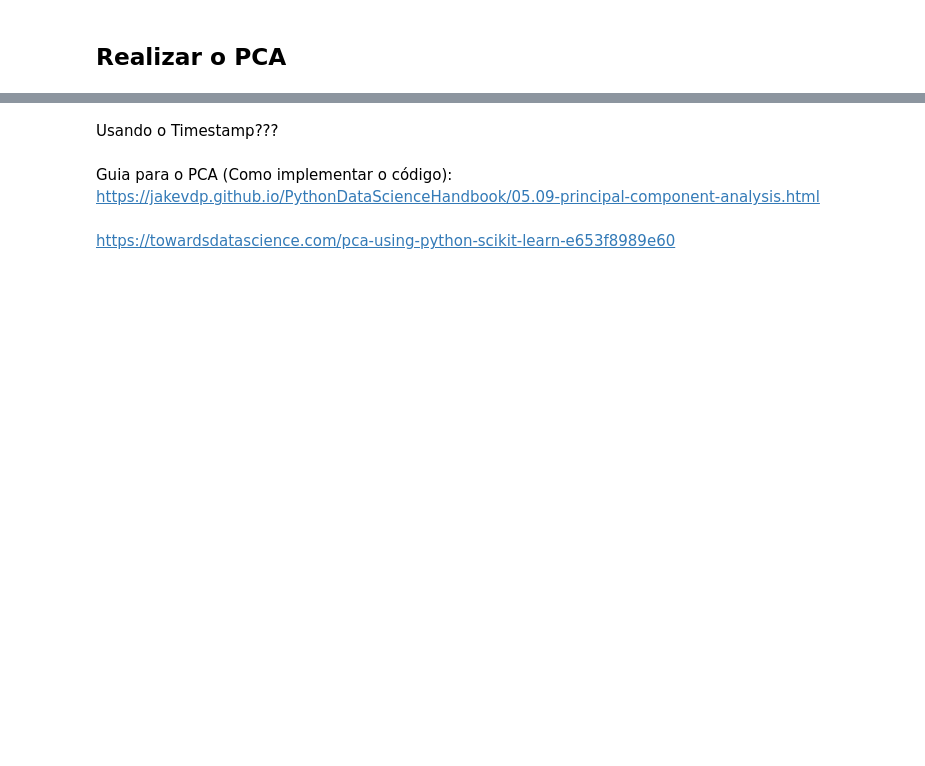
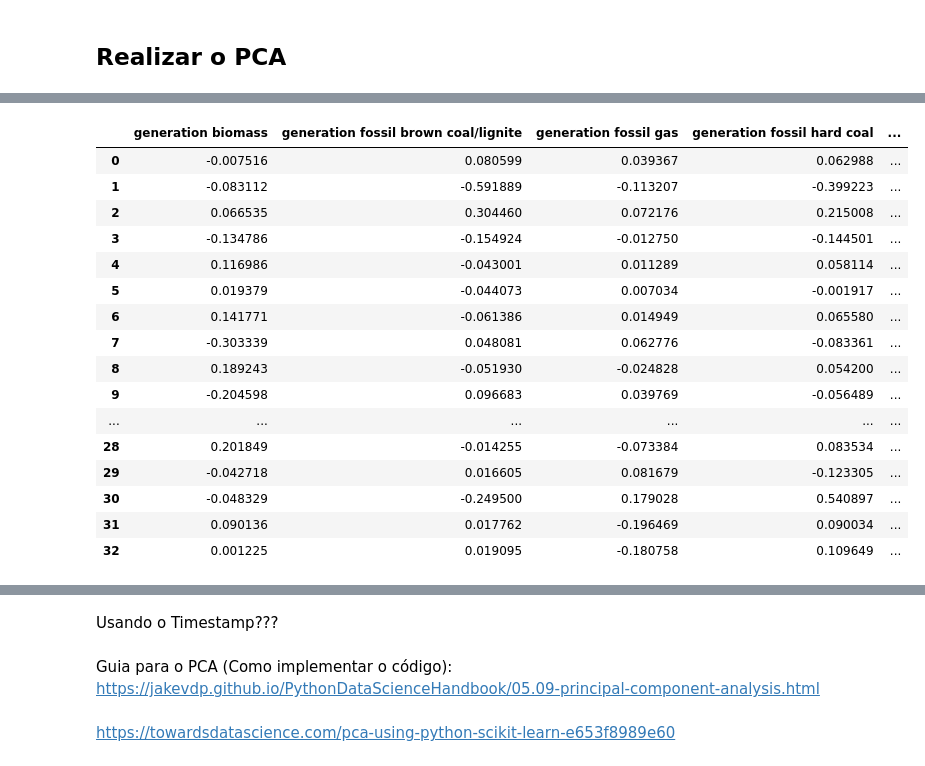
Before and after one commit to secretaria-ICA/Previsao_do_Preco_de_Energia, a Jupyter notebook: TCC_Energia.ipynb, the cells around one changed output, grey strips where cells are left out. Drawn from its saved outputs; the diff is of its cells as text; code cells hidden in the pictures; blank space fills up the shorter version.

```diff
--- a/TCC_Energia.ipynb
+++ b/TCC_Energia.ipynb
@@ -1132,0 +1145,2 @@ Sem usar o Timestamp???
+# %%
+df_pca_treino = df_variaveis_preditivas_treino
@@ -1132,0 +1159,4 @@ Sem usar o Timestamp???
+# %%
+pca = PCA(n_components = 0.95)
+X_pca = pca.fit_transform(df_pca_treino)
+print(pca.n_components_)
@@ -1132,0 +1172,21 @@ Sem usar o Timestamp???
+# %%
+# imprime os componetes
+pd.DataFrame(pca.components_, columns = df_pca_treino.columns)
+# %% [output]
+|  | generation biomass | generation fossil brown coal/lignite | generation fossil gas | generation fossil hard coal | ... |
+| 0 | -0.007516 | 0.080599 | 0.039367 | 0.062988 | ... |
+| 1 | -0.083112 | -0.591889 | -0.113207 | -0.399223 | ... |
+| 2 | 0.066535 | 0.304460 | 0.072176 | 0.215008 | ... |
+| 3 | -0.134786 | -0.154924 | -0.012750 | -0.144501 | ... |
+| 4 | 0.116986 | -0.043001 | 0.011289 | 0.058114 | ... |
+| 5 | 0.019379 | -0.044073 | 0.007034 | -0.001917 | ... |
+| 6 | 0.141771 | -0.061386 | 0.014949 | 0.065580 | ... |
+| 7 | -0.303339 | 0.048081 | 0.062776 | -0.083361 | ... |
+| 8 | 0.189243 | -0.051930 | -0.024828 | 0.054200 | ... |
+| 9 | -0.204598 | 0.096683 | 0.039769 | -0.056489 | ... |
+| ... | ... | ... | ... | ... | ... |
+| 28 | 0.201849 | -0.014255 | -0.073384 | 0.083534 | ... |
+| 29 | -0.042718 | 0.016605 | 0.081679 | -0.123305 | ... |
+| 30 | -0.048329 | -0.249500 | 0.179028 | 0.540897 | ... |
+| 31 | 0.090136 | 0.017762 | -0.196469 | 0.090034 | ... |
+| 32 | 0.001225 | 0.019095 | -0.180758 | 0.109649 | ... |
```
Also changed, not shown: parts of 27 cells of this notebook.
